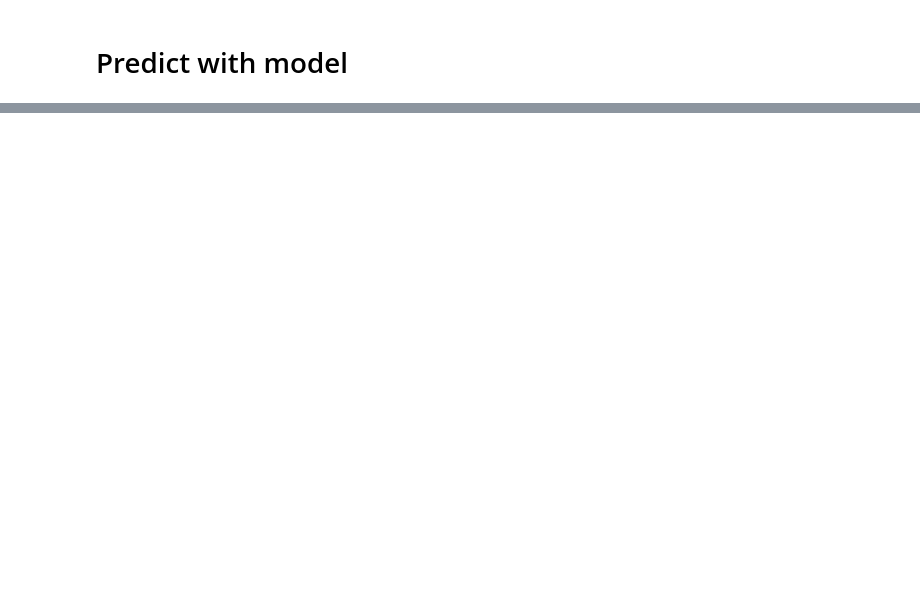
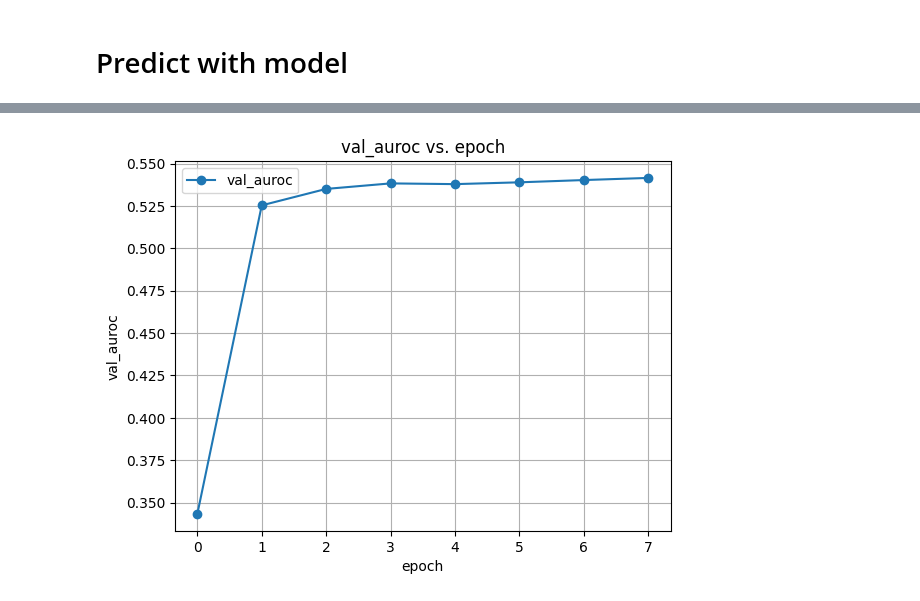
Before and after one commit to pkrishna1801/Sentiment-analysis-using-Roberta, a Jupyter notebook: Fine_tuning_RoBERTa_Unhealthy_Comment_Corpus.ipynb, the cells around one changed output, grey strips where cells are left out. Saved outputs shown, nothing was run; the diff lists cells and outputs as text; code cells hidden in the pictures; blank space fills up the shorter version.

```diff
--- a/Fine_tuning_RoBERTa_Unhealthy_Comment_Corpus.ipynb
+++ b/Fine_tuning_RoBERTa_Unhealthy_Comment_Corpus.ipynb
@@ -1194,0 +566,14 @@ plt.show()
+# %%
+df_val_acc = df.dropna(subset=["val_auroc"])
+
+plt.plot(df_val_acc["epoch"], df_val_acc["val_auroc"], label="val_auroc", marker='o', linestyle='-')
+
+# Labels and title
+plt.xlabel("epoch")
+plt.ylabel("val_auroc")
+plt.title("val_auroc vs. epoch")
+plt.legend()
+plt.grid(True)
+plt.show()
+# %% [output]
+[figure, added]
```
Also changed, not shown: parts of 35 cells of this notebook.
